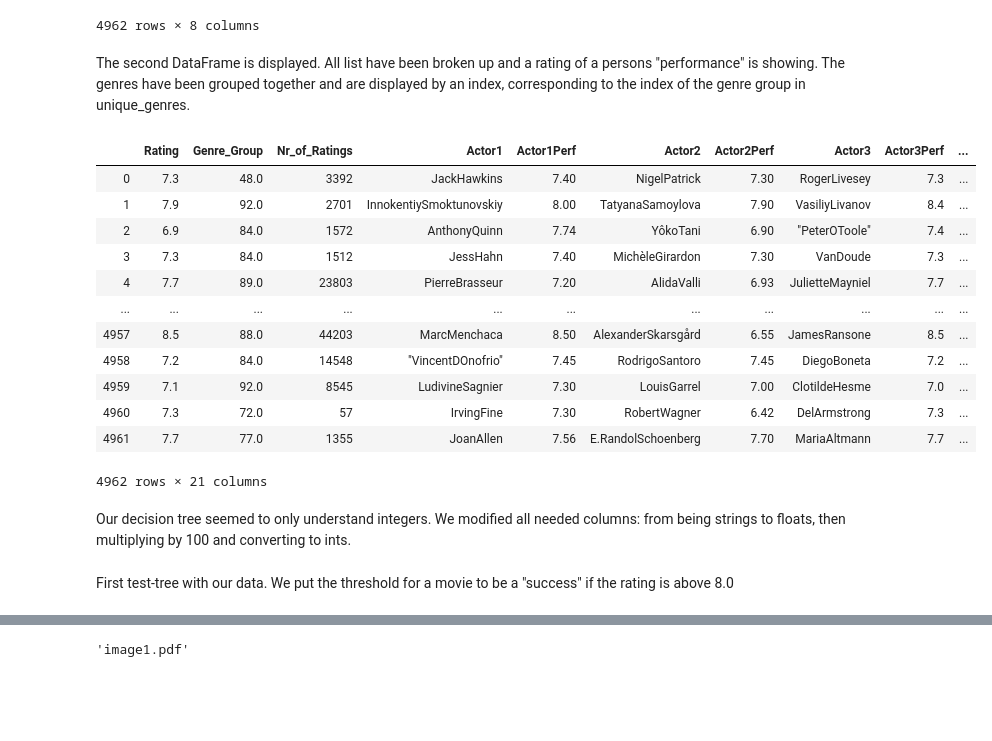
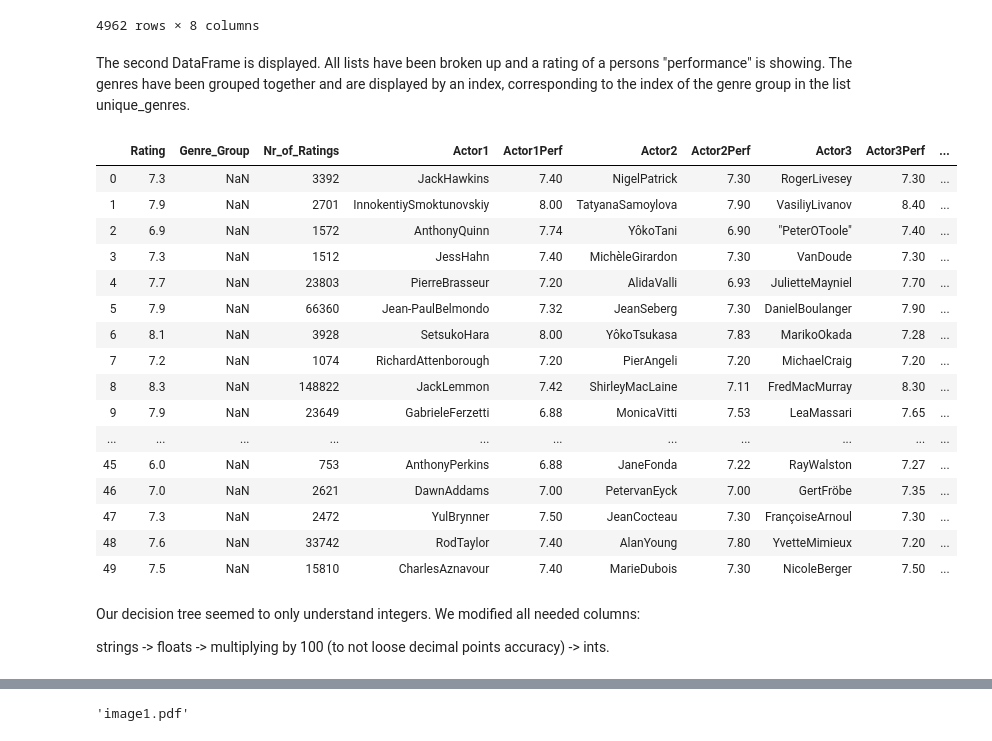
Before and after one commit to Vildmusen/Data_Mining, a Jupyter notebook: Data Mining Project.ipynb, the cells around one changed output, grey strips where cells are left out. Saved outputs shown, nothing was run; the diff lists cells and outputs as text; code cells hidden in the pictures; blank space fills up the shorter version.

```diff
--- a/Data Mining Project.ipynb
+++ b/Data Mining Project.ipynb
@@ -291,20 +317,3 @@ with open('complete.csv', newline='', encoding='utf-8') as f:
     for row in reader:
         if(len(row) > 0):
             movies.append(row)
-
-movies = movies[1:]
-
-genres_imdb = ['Crime', 'Drama', 'Comedy', 'Thriller', 'Romance', 'Horror', 'War', 'History', 'Fantasy', 'Mystery', 'Music', 'Foreign', 'Crime', 'ScienceFiction', 'Action', 'Documentary', 'Animation', 'Adventure', 'Family', 'Superhero', 'Biography', 'Film Noir', 'Musical', 'Short', 'Sport', 'Western']
-
-def is_genre(item):
-    return (item in genres_imdb)
-
-def get_nr_of_crew(movie):
-    count = 0
-    for part in movie:
-        try:
-            if(part[0] == '['):
-                count += 1
-        except:
-            next
-    return count
@@ -366,5 +415,16 @@ Also, Checkpoint 3!!!
 # %%
+# Box 1 (It takes some time to generate performance scores, about 2-3 minutes)
+
 import csv
+import numpy as np
+import pandas as pd
+from sklearn.model_selection import train_test_split
+from sklearn.tree import DecisionTreeClassifier
+import os
+os.environ["PATH"] += os.pathsep + 'C:\\Program Files (x86)\\Graphviz2.38\\bin'
+import graphviz
+from graphviz import Source
+from sklearn import tree
 
 movies = []
 
@@ -383,9 +443,9 @@ unique_genres = []
 
 for movie in movies:
     genres = string_to_array(movie[0])
-    top3genres = genres[0:2]
-    top3genres.sort()
-    if not(top3genres in unique_genres):
+    top2genres = genres[0:2]
+    top2genres.sort()
+    if not(top2genres in unique_genres):
         unique_genres.append(top3genres)
         unique_genres.sort()
     for actor in string_to_array(movie[3]):
@@ -539,25 +591,33 @@ movies_df
 | 4961 | [Documentary, History, War] | 1355 | 7.7 | [JoanAllen, E.RandolSchoenberg, M... | [RichardBerge, BonniCohen, Nicole... | [JonElse, LynnNicholas] | [] | ["MarcoDAmbrosio"] |
 4962 rows × 8 columns
 # %% [markdown]
-The second DataFrame is displayed. All list have been broken up and a rating of a persons "performance" is showing. The genres have been grouped together and are displayed by an index, corresponding to the index of the genre group in unique_genres.
+The second DataFrame is displayed. All lists have been broken up and a rating of a persons "performance" is showing. The genres have been grouped together and are displayed by an index, corresponding to the index of the genre group in the list unique_genres.
 # %%
+# Box 6
+
 pd.set_option('display.max_columns', 999)
 full_arr_df = full_arr_df.rename(columns={0:"Rating", 1:"Genre_Group", 2:"Nr_of_Ratings", 3:"Actor1", 4:"Actor1Perf", 5:"Actor2", 6:"Actor2Perf", 7:"Actor3", 8:"Actor3Perf", 9:"Dir", 10:"DirPerf", 11:"Writer1", 12:"Writer1Perf", 13:"Writer2", 14:"Writer2Perf", 15:"Writer3", 16:"Writer3Perf", 17:"Producer", 18:"ProducerPerf", 19:"Composer", 20:"ComposerPerf"})
-full_arr_df
+full_arr_df[0:50]
 # %% [output]
 |  | Rating | Genre_Group | Nr_of_Ratings | Actor1 | Actor1Perf | Actor2 | Actor2Perf | Actor3 | Actor3Perf | ... |
-| 0 | 7.3 | 48.0 | 3392 | JackHawkins | 7.40 | NigelPatrick | 7.30 | RogerLivesey | 7.3 | ... |
-| 1 | 7.9 | 92.0 | 2701 | InnokentiySmoktunovskiy | 8.00 | TatyanaSamoylova | 7.90 | VasiliyLivanov | 8.4 | ... |
-| 2 | 6.9 | 84.0 | 1572 | AnthonyQuinn | 7.74 | YôkoTani | 6.90 | "PeterOToole" | 7.4 | ... |
-| 3 | 7.3 | 84.0 | 1512 | JessHahn | 7.40 | MichèleGirardon | 7.30 | VanDoude | 7.3 | ... |
-| 4 | 7.7 | 89.0 | 23803 | PierreBrasseur | 7.20 | AlidaValli | 6.93 | JulietteMayniel | 7.7 | ... |
+| 0 | 7.3 | NaN | 3392 | JackHawkins | 7.40 | NigelPatrick | 7.30 | RogerLivesey | 7.30 | ... |
+| 1 | 7.9 | NaN | 2701 | InnokentiySmoktunovskiy | 8.00 | TatyanaSamoylova | 7.90 | VasiliyLivanov | 8.40 | ... |
+| 2 | 6.9 | NaN | 1572 | AnthonyQuinn | 7.74 | YôkoTani | 6.90 | "PeterOToole" | 7.40 | ... |
+| 3 | 7.3 | NaN | 1512 | JessHahn | 7.40 | MichèleGirardon | 7.30 | VanDoude | 7.30 | ... |
+| 4 | 7.7 | NaN | 23803 | PierreBrasseur | 7.20 | AlidaValli | 6.93 | JulietteMayniel | 7.70 | ... |
+| 5 | 7.9 | NaN | 66360 | Jean-PaulBelmondo | 7.32 | JeanSeberg | 7.30 | DanielBoulanger | 7.90 | ... |
+| 6 | 8.1 | NaN | 3928 | SetsukoHara | 8.00 | YôkoTsukasa | 7.83 | MarikoOkada | 7.28 | ... |
+| 7 | 7.2 | NaN | 1074 | RichardAttenborough | 7.20 | PierAngeli | 7.20 | MichaelCraig | 7.20 | ... |
+| 8 | 8.3 | NaN | 148822 | JackLemmon | 7.42 | ShirleyMacLaine | 7.11 | FredMacMurray | 8.30 | ... |
+| 9 | 7.9 | NaN | 23649 | GabrieleFerzetti | 6.88 | MonicaVitti | 7.53 | LeaMassari | 7.65 | ... |
 | ... | ... | ... | ... | ... | ... | ... | ... | ... | ... | ... |
-| 4957 | 8.5 | 88.0 | 44203 | MarcMenchaca | 8.50 | AlexanderSkarsgård | 6.55 | JamesRansone | 8.5 | ... |
-| 4958 | 7.2 | 84.0 | 14548 | "VincentDOnofrio" | 7.45 | RodrigoSantoro | 7.45 | DiegoBoneta | 7.2 | ... |
-| 4959 | 7.1 | 92.0 | 8545 | LudivineSagnier | 7.30 | LouisGarrel | 7.00 | ClotildeHesme | 7.0 | ... |
-| 4960 | 7.3 | 72.0 | 57 | IrvingFine | 7.30 | RobertWagner | 6.42 | DelArmstrong | 7.3 | ... |
-| 4961 | 7.7 | 77.0 | 1355 | JoanAllen | 7.56 | E.RandolSchoenberg | 7.70 | MariaAltmann | 7.7 | ... |
+| 45 | 6.0 | NaN | 753 | AnthonyPerkins | 6.88 | JaneFonda | 7.22 | RayWalston | 7.27 | ... |
+| 46 | 7.0 | NaN | 2621 | DawnAddams | 7.00 | PetervanEyck | 7.00 | GertFröbe | 7.35 | ... |
+| 47 | 7.3 | NaN | 2472 | YulBrynner | 7.50 | JeanCocteau | 7.30 | FrançoiseArnoul | 7.30 | ... |
+| 48 | 7.6 | NaN | 33742 | RodTaylor | 7.40 | AlanYoung | 7.80 | YvetteMimieux | 7.20 | ... |
+| 49 | 7.5 | NaN | 15810 | CharlesAznavour | 7.40 | MarieDubois | 7.30 | NicoleBerger | 7.50 | ... |
-4962 rows × 21 columns
 # %% [markdown]
-Our decision tree seemed to only understand integers. We modified all needed columns: from being strings to floats, then multiplying by 100 and converting to ints.
+Our decision tree seemed to only understand integers. We modified all needed columns:
+
+strings -> floats -> multiplying by 100 (to not loose decimal points accuracy) -> ints.
 # %%
@@ -581,5 +643,3 @@ test_data = full_arr_df_tree.filter(['Genre_Group', 'Actor1Perf', 'Actor2Perf',
 full_arr_df_tree['Success'] = pd.cut(full_arr_df_tree.Rating, [0, 800, 1000], labels=[0, 1])
 
 save_data = full_arr_df_tree.Success
-# %% [markdown]
-First test-tree with our data. We put the threshold for a movie to be a "success" if the rating is above 8.0
```
Also changed, not shown: parts of 78 cells of this notebook.
